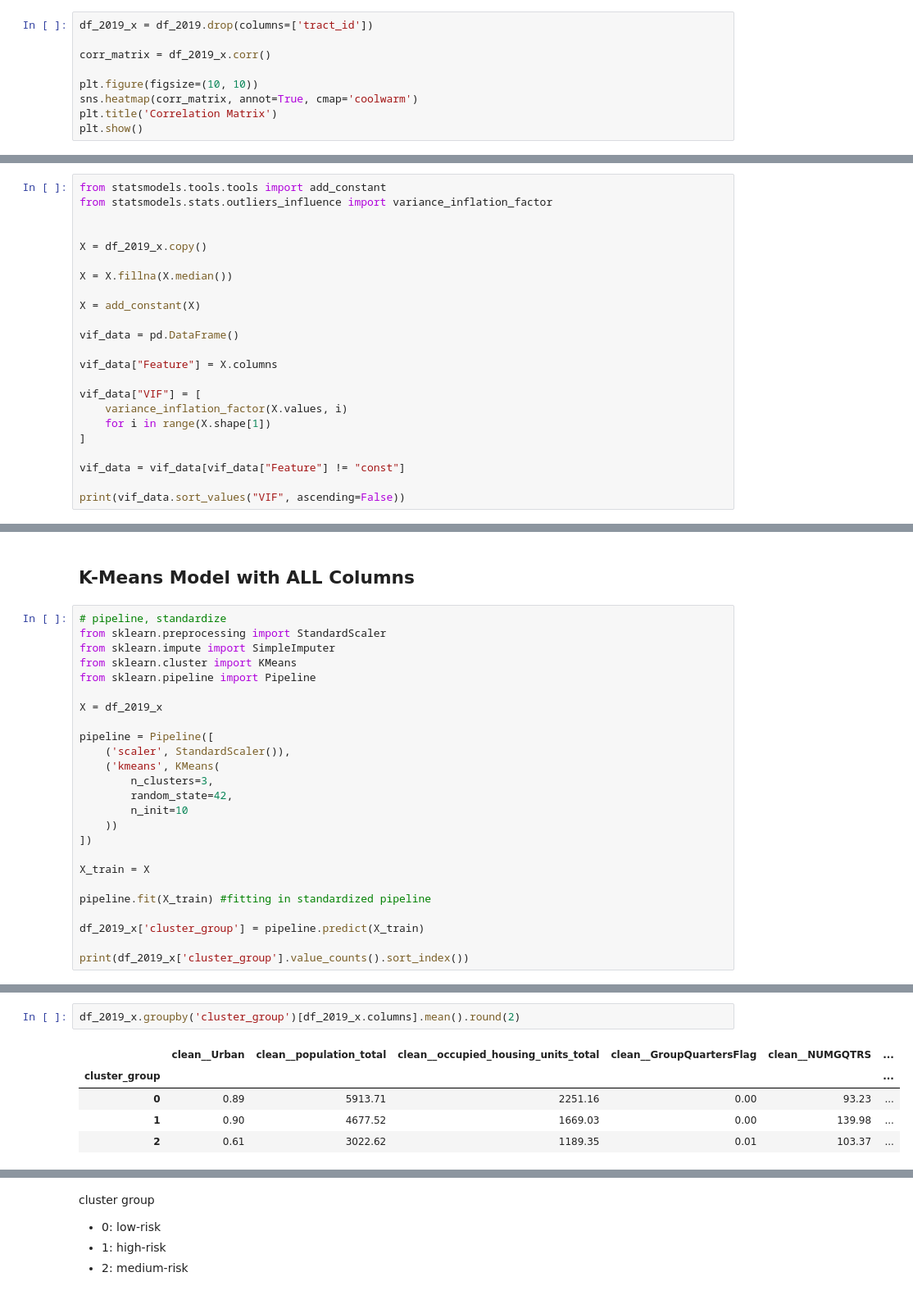
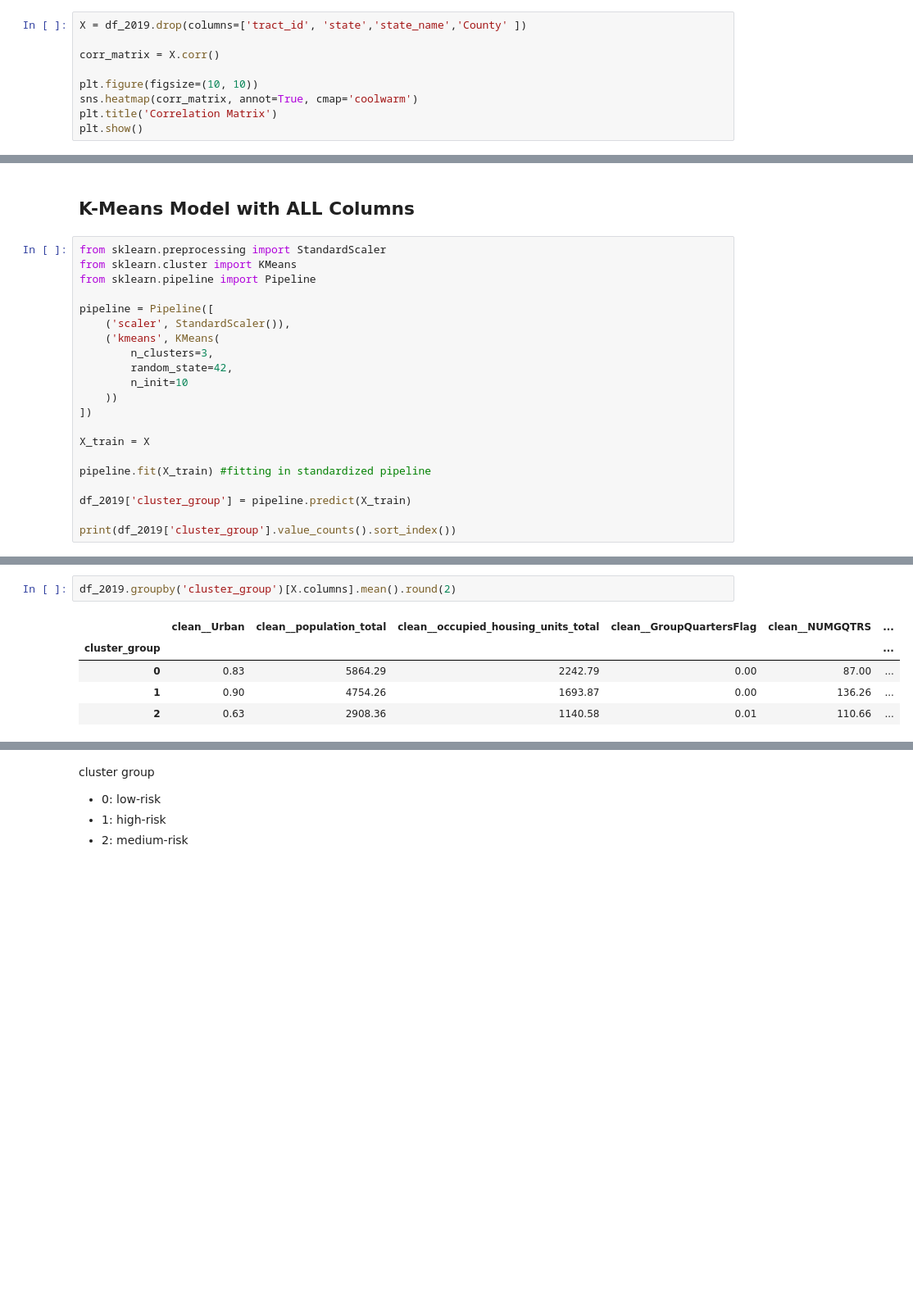
Before and after one commit to mcundins/cse6242-project, a Jupyter notebook: kmeans_modeling/kmeans_food_desert_risk_train.ipynb, the cells around one changed output, grey strips where cells are left out. Shown at 82% size. Drawn from its saved outputs; the diff is of its cells as text; blank space fills up the shorter version.

```diff
--- a/kmeans_modeling/kmeans_food_desert_risk_train.ipynb
+++ b/kmeans_modeling/kmeans_food_desert_risk_train.ipynb
@@ -116,9 +212,9 @@ dtype: int64
 # %% [markdown]
 ## Correlation Matrix
 # %%
-df_2019_x = df_2019.drop(columns=['tract_id'])
+X = df_2019.drop(columns=['tract_id', 'state','state_name','County' ])
 
-corr_matrix = df_2019_x.corr()
+corr_matrix = X.corr()
 
 plt.figure(figsize=(10, 10))
 sns.heatmap(corr_matrix, annot=True, cmap='coolwarm')
@@ -147,23 +240,0 @@ print(high_corr_features)
-# %%
-from statsmodels.tools.tools import add_constant
-from statsmodels.stats.outliers_influence import variance_inflation_factor
-
-
-X = df_2019_x.copy()
-
-X = X.fillna(X.median())
-
-X = add_constant(X)
-
-vif_data = pd.DataFrame()
-
-vif_data["Feature"] = X.columns
-
-vif_data["VIF"] = [
-    variance_inflation_factor(X.values, i)
-    for i in range(X.shape[1])
-]
-
-vif_data = vif_data[vif_data["Feature"] != "const"]
-
-print(vif_data.sort_values("VIF", ascending=False))
@@ -190,13 +241,9 @@ Keeping all variables based on whether or not VIP > 8.
 # %% [markdown]
 ## K-Means Model with ALL Columns
 # %%
-# pipeline, standardize
 from sklearn.preprocessing import StandardScaler
-from sklearn.impute import SimpleImputer
 from sklearn.cluster import KMeans
 from sklearn.pipeline import Pipeline
-
-X = df_2019_x
 
 pipeline = Pipeline([
     ('scaler', StandardScaler()),
@@ -211,8 +258,8 @@ X_train = X
 
 pipeline.fit(X_train) #fitting in standardized pipeline
 
-df_2019_x['cluster_group'] = pipeline.predict(X_train)
+df_2019['cluster_group'] = pipeline.predict(X_train)
 
-print(df_2019_x['cluster_group'].value_counts().sort_index())
+print(df_2019['cluster_group'].value_counts().sort_index())
 # %% [output]
 cluster_group
@@ -223,8 +275,8 @@ Name: count, dtype: int64
 # %%
-df_2019_x.groupby('cluster_group')[df_2019_x.columns].mean().round(2)
+df_2019.groupby('cluster_group')[X.columns].mean().round(2)
 # %% [output]
 |  | clean__Urban | clean__population_total | clean__occupied_housing_units_total | clean__GroupQuartersFlag | clean__NUMGQTRS | ... |
 | cluster_group |  |  |  |  |  | ... |
-| 0 | 0.89 | 5913.71 | 2251.16 | 0.00 | 93.23 | ... |
-| 1 | 0.90 | 4677.52 | 1669.03 | 0.00 | 139.98 | ... |
-| 2 | 0.61 | 3022.62 | 1189.35 | 0.01 | 103.37 | ... |
+| 0 | 0.83 | 5864.29 | 2242.79 | 0.00 | 87.00 | ... |
+| 1 | 0.90 | 4754.26 | 1693.87 | 0.00 | 136.26 | ... |
+| 2 | 0.63 | 2908.36 | 1140.58 | 0.01 | 110.66 | ... |
```
Also changed, not shown: parts of 32 cells of this notebook.
